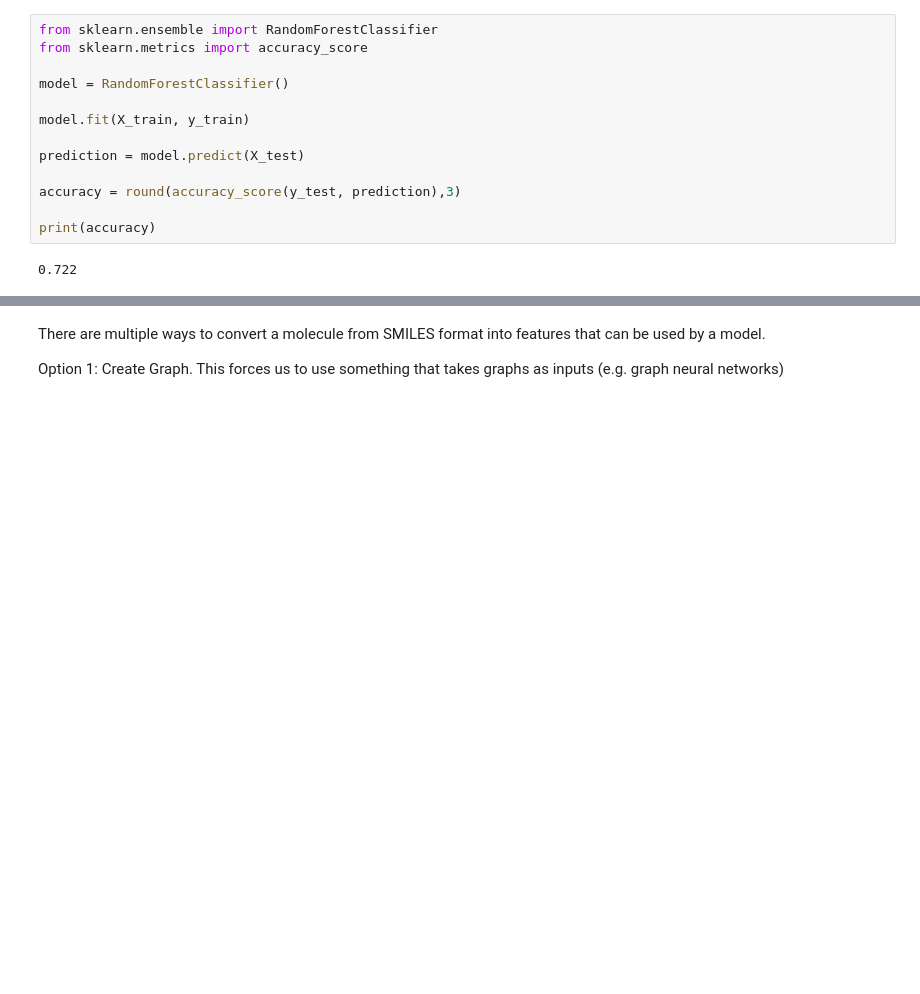
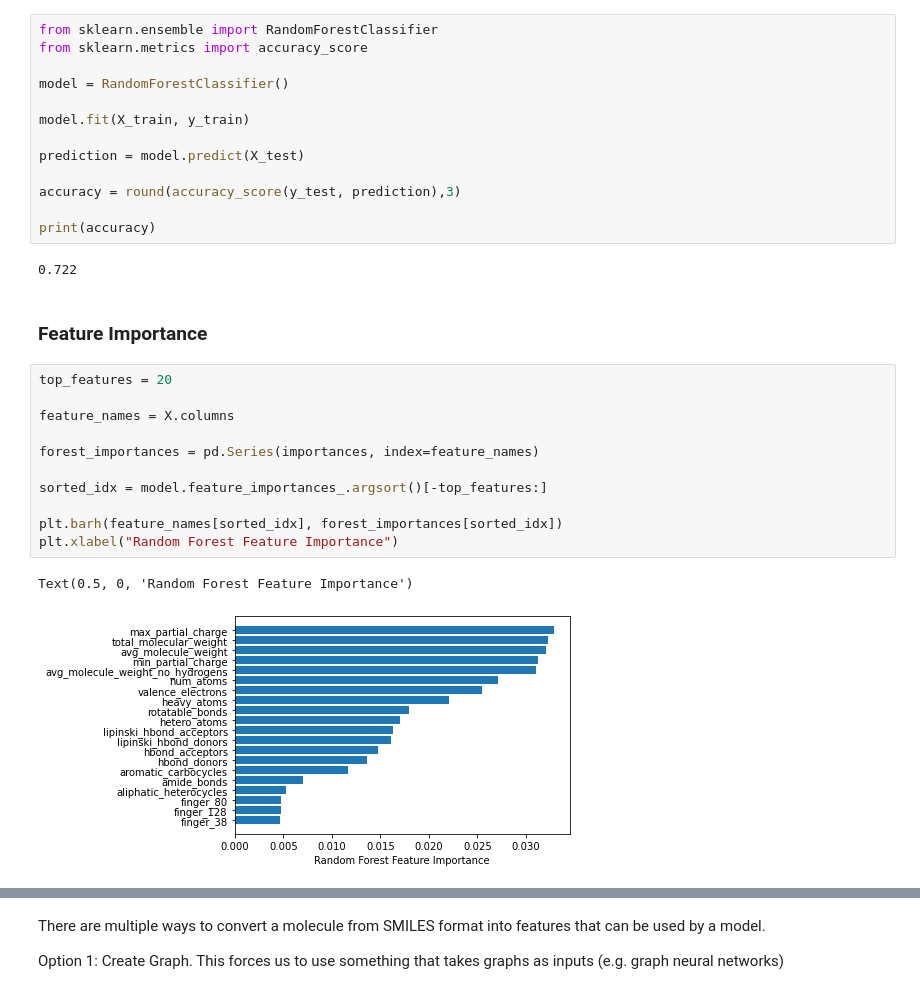
Before and after one commit to DruizrGit/UofT_Molecular_ML, a Jupyter notebook: notebook_preprocess.ipynb, the cells around one changed output, grey strips where cells are left out. Drawn from its saved outputs; the diff is of its cells as text; blank space fills up the shorter version.

Commit message:
Feature Importance Visualization

```diff
--- a/notebook_preprocess.ipynb
+++ b/notebook_preprocess.ipynb
@@ -200,3 +200,19 @@ accuracy = round(accuracy_score(y_test, prediction),3)
 print(accuracy)
 # %% [output]
 0.722
+# %% [markdown]
+### Feature Importance
+# %%
+top_features = 20
+
+feature_names = X.columns
+
+forest_importances = pd.Series(importances, index=feature_names)
+
+sorted_idx = model.feature_importances_.argsort()[-top_features:]
+
+plt.barh(feature_names[sorted_idx], forest_importances[sorted_idx])
+plt.xlabel("Random Forest Feature Importance")
+# %% [output]
+Text(0.5, 0, 'Random Forest Feature Importance')
+[figure, added]
```
Also changed, not shown: parts of 1 cell of this notebook, 1 other file.
